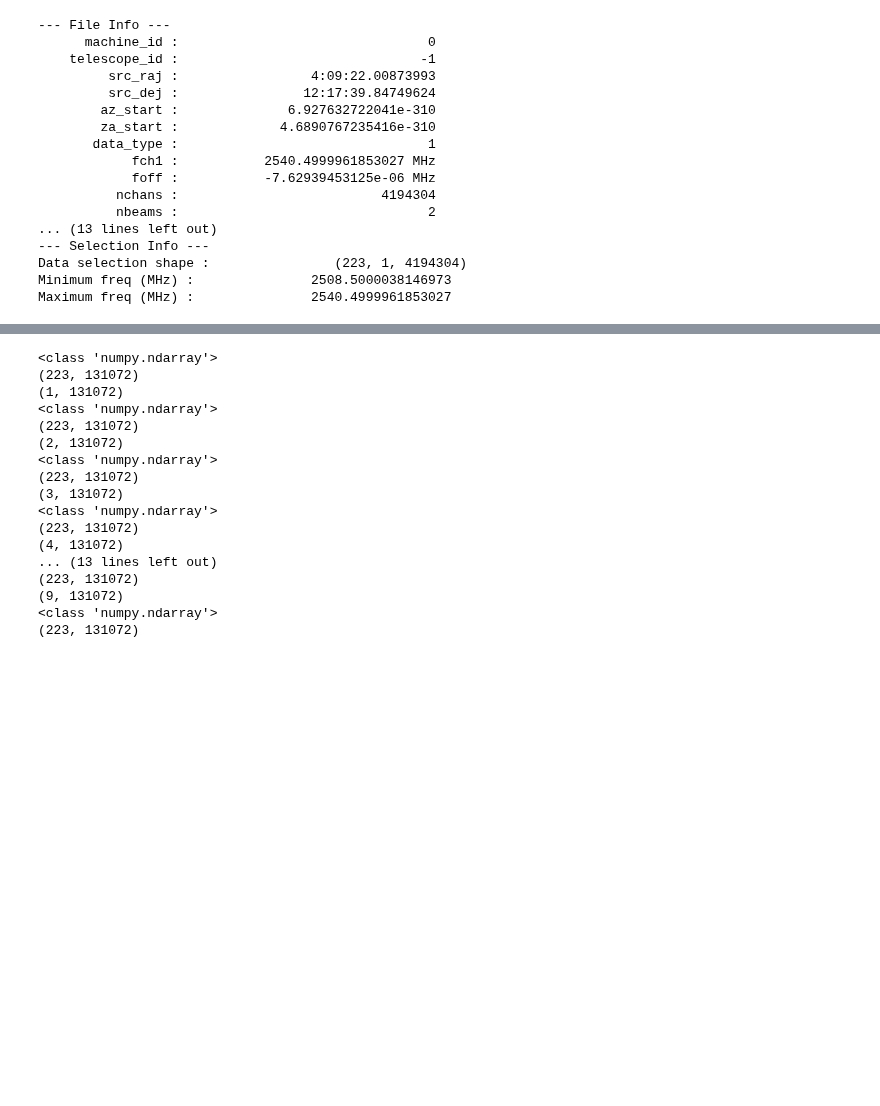
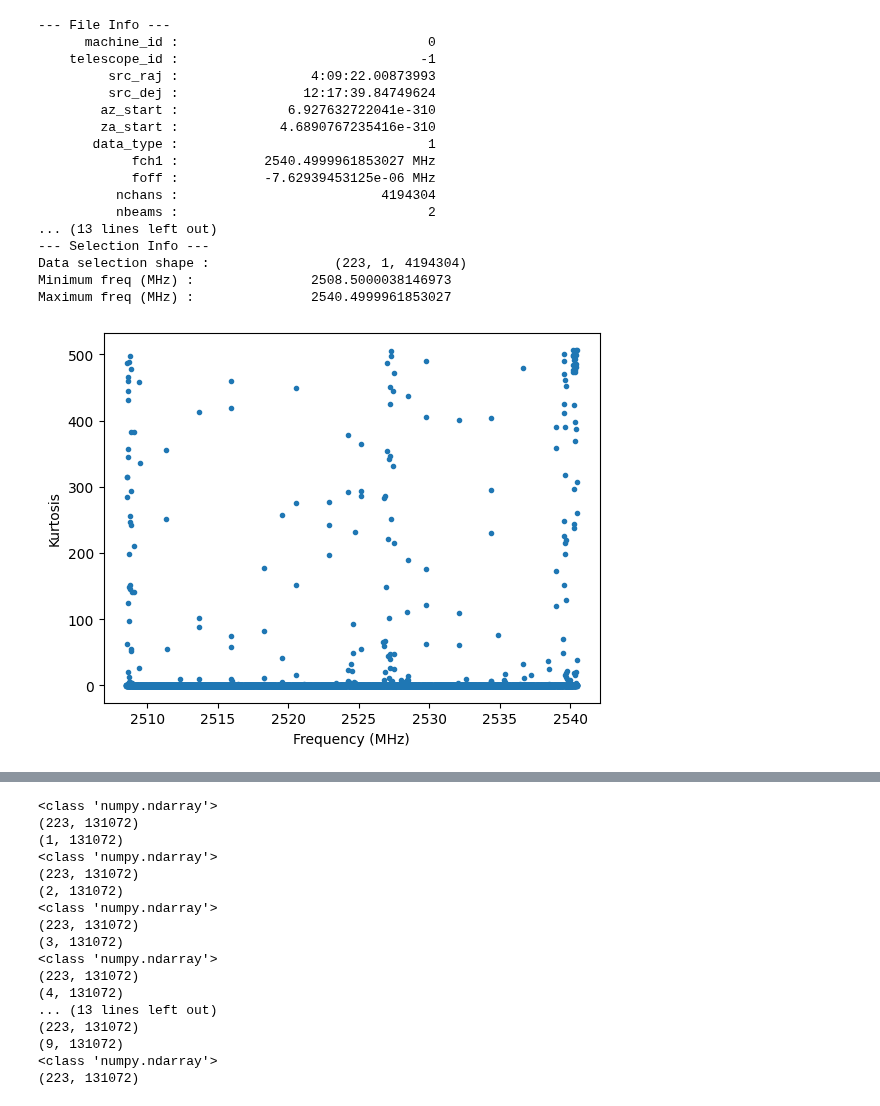
Before and after one commit to jareds-laf/playing-with-cosmic-data, a Jupyter notebook: filterbank/filterbank_rfi_id_kurtosis.ipynb, the cells around one changed output, grey strips where cells are left out. Cells and saved outputs as stored; diff of their text form; code cells hidden in the pictures; blank space fills up the shorter version.

Commit message:
Figured out a workaround to infinite kurtosis! I am leaving some ugly code that I am about to clean up just to have it for the sake of reference in the future.

```diff
--- a/filterbank/filterbank_rfi_id_kurtosis.ipynb
+++ b/filterbank/filterbank_rfi_id_kurtosis.ipynb
@@ -179 +247,6 @@ def get_kurtosis(wf_in, n_divs=32):
+# %%
+# kurts1 = plot_tavg_kurtosis(water6, 8192)
+kurts2 = plot_tavg_kurtosis(water6, 8192)
+# %% [output]
+[figure, added]
 # %%
```
Also changed, not shown: parts of 13 cells of this notebook, 1 other file.
